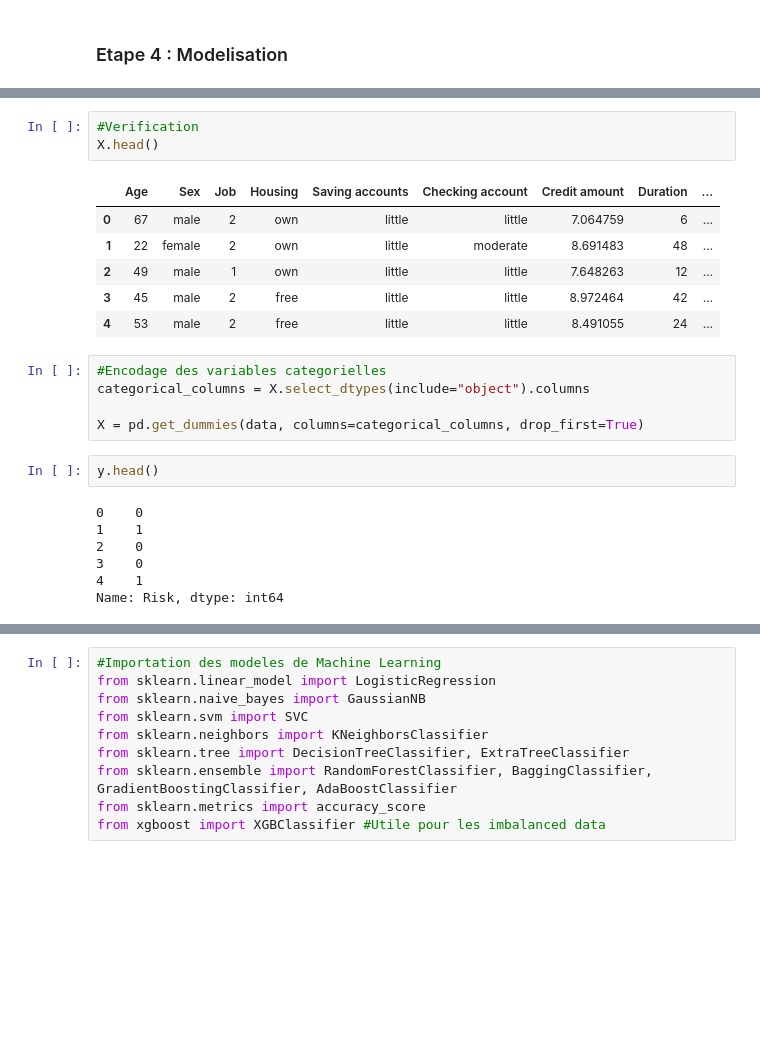
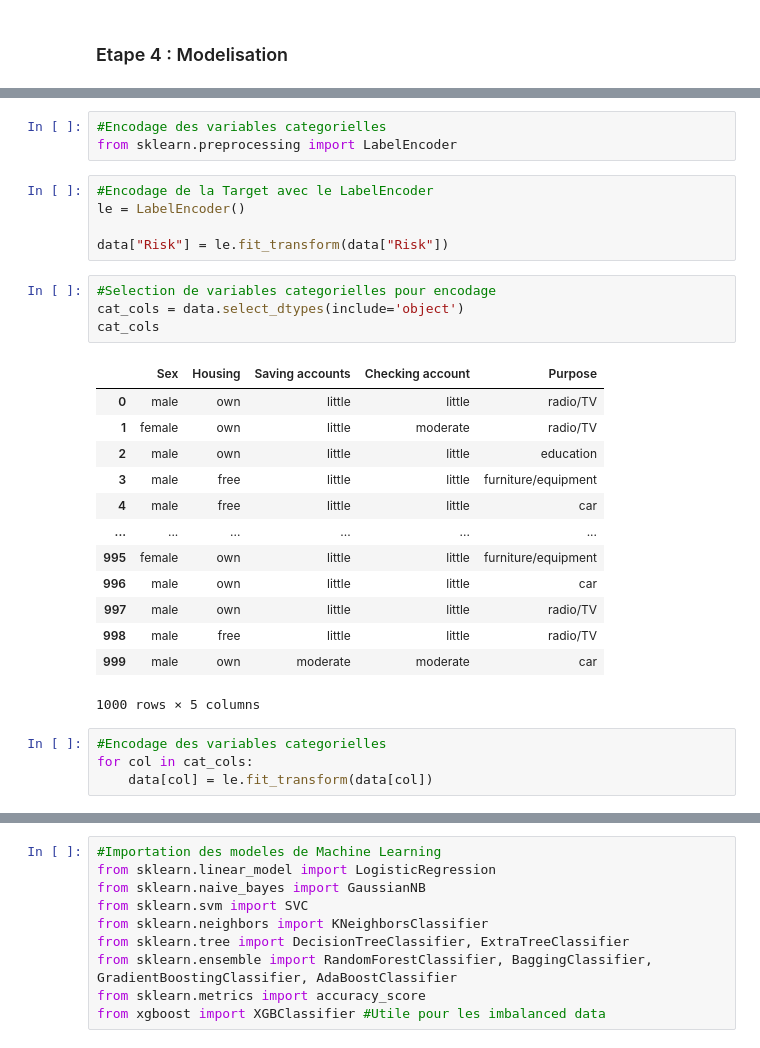
Before and after one commit to OAboubakari/credit_scoring, a Jupyter notebook: analyse_de_donnees.ipynb, the cells around one changed output, grey strips where cells are left out. Drawn from its saved outputs; the diff is of its cells as text; blank space fills up the shorter version.

Commit message:
Application du LabelEncoder,Splitting du dataset et Modelisation Machine Learning

```diff
--- a/analyse_de_donnees.ipynb
+++ b/analyse_de_donnees.ipynb
@@ -423,24 +390,30 @@ y =data['Risk']
 # %%
-#Verification
-X.head()
+#Encodage des variables categorielles
+from sklearn.preprocessing import LabelEncoder
-# %% [output]
-|  | Age | Sex | Job | Housing | Saving accounts | Checking account | Credit amount | Duration | ... |
-| 0 | 67 | male | 2 | own | little | little | 7.064759 | 6 | ... |
-| 1 | 22 | female | 2 | own | little | moderate | 8.691483 | 48 | ... |
-| 2 | 49 | male | 1 | own | little | little | 7.648263 | 12 | ... |
-| 3 | 45 | male | 2 | free | little | little | 8.972464 | 42 | ... |
-| 4 | 53 | male | 2 | free | little | little | 8.491055 | 24 | ... |
-# %%
-#Encodage des variables categorielles
-categorical_columns = X.select_dtypes(include="object").columns
-
-X = pd.get_dummies(data, columns=categorical_columns, drop_first=True)
-# %%
-y.head()
-# %% [output]
-0    0
-1    1
-2    0
-3    0
-4    1
-Name: Risk, dtype: int64
+# %%
+#Encodage de la Target avec le LabelEncoder
+le = LabelEncoder()
+
+data["Risk"] = le.fit_transform(data["Risk"])
+# %%
+#Selection de variables categorielles pour encodage
+cat_cols = data.select_dtypes(include='object')
+cat_cols
+# %% [output]
+|  | Sex | Housing | Saving accounts | Checking account | Purpose |
+| 0 | male | own | little | little | radio/TV |
+| 1 | female | own | little | moderate | radio/TV |
+| 2 | male | own | little | little | education |
+| 3 | male | free | little | little | furniture/equipment |
+| 4 | male | free | little | little | car |
+| ... | ... | ... | ... | ... | ... |
+| 995 | female | own | little | little | furniture/equipment |
+| 996 | male | own | little | little | car |
+| 997 | male | own | little | little | radio/TV |
+| 998 | male | free | little | little | radio/TV |
+| 999 | male | own | moderate | moderate | car |
+1000 rows × 5 columns
+# %%
+#Encodage des variables categorielles
+for col in cat_cols:
+    data[col] = le.fit_transform(data[col])
```
Also changed, not shown: parts of 18 cells of this notebook.
